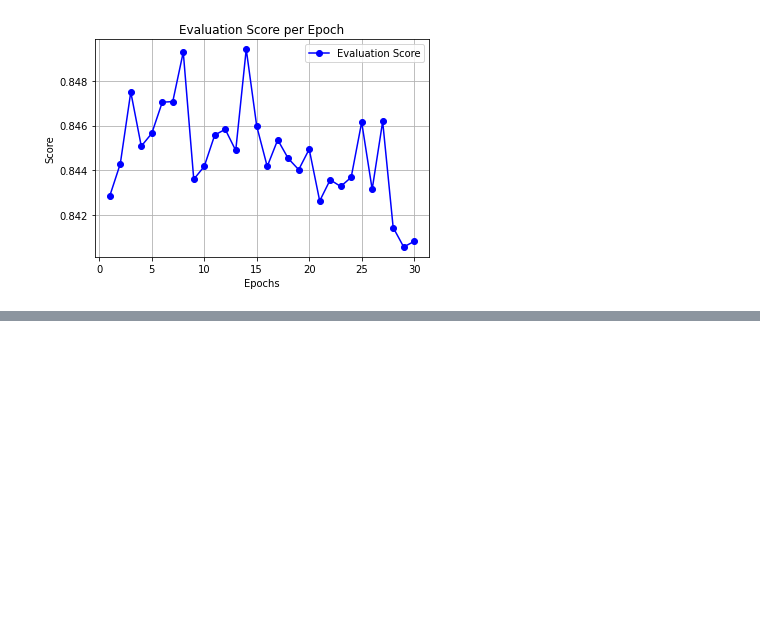
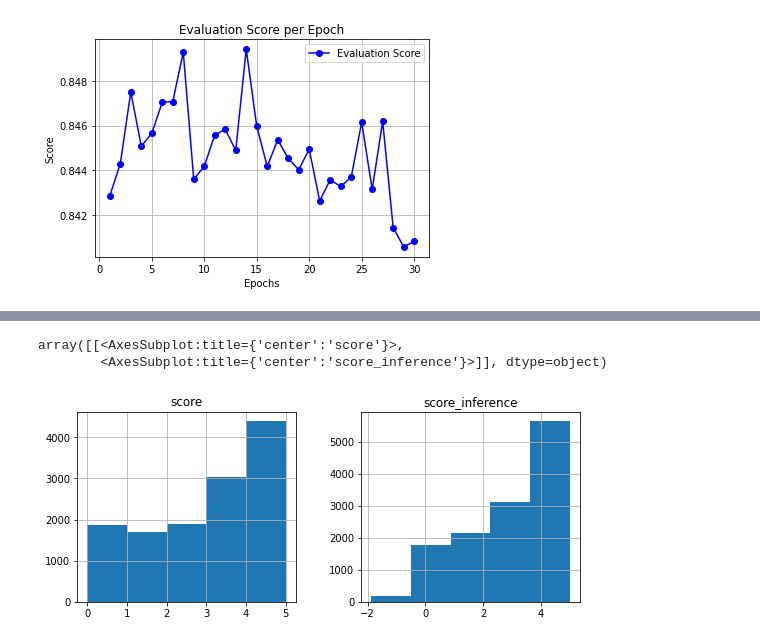
Before and after one commit to chilldenaya/refresh-bert, a Jupyter notebook: scripts/train_sbert.ipynb, the cells around one changed output, grey strips where cells are left out. Saved outputs shown, nothing was run; the diff lists cells and outputs as text; code cells hidden in the pictures; blank space fills up the shorter version.

Commit message:
add analysis on sbert

```diff
--- a/scripts/train_sbert.ipynb
+++ b/scripts/train_sbert.ipynb
@@ -356,3 +356,16 @@ plt.grid(True)
 plt.show()
 # %% [output]
 [figure]
+# %%
+import pandas as pd
+
+df_train = pd.read_csv("/home/jupyter-23521027/refresh-bert/data/sbert/train.tsv", sep="\t")
+df_train = df_train[["text1_id", "text2_id", "score"]]
+df_train
+
+df_test = pd.read_csv("/home/jupyter-23521027/refresh-bert/data/sbert/test.tsv", sep="\t")
+df_test = df_test[["text1_id", "text2_id", "score"]]
+df_test
+
+df = pd.concat([df_train, df_test])
+df
@@ -358,0 +386,17 @@ plt.show()
+# %%
+from sentence_transformers import SentenceTransformer
+
+model = SentenceTransformer(f"/home/jupyter-23521027/refresh-bert/data/sbert/indobert-large-p1_dense_trained-epoch14")
+# %%
+from sklearn.metrics.pairwise import paired_cosine_distances
+
+sentences1 = df.text1_id.to_list()
+sentences2 = df.text2_id.to_list()
+
+embeddings1 = model.encode(sentences1, convert_to_numpy=True)
+embeddings2 = model.encode(sentences2, convert_to_numpy=True)
+
+cosine_scores = 1 - (paired_cosine_distances(embeddings1, embeddings2))
+score_inference = cosine_scores.tolist()
+df["score_inference"] = score_inference
+df
@@ -358,0 +417,3 @@ plt.show()
+# %%
+df.score_inference = df.score_inference * 5
+df
@@ -358,0 +434,6 @@ plt.show()
+# %%
+df.hist(column=["score", "score_inference"], bins=5, figsize=(9,3.5))
+# %% [output]
+array([[<AxesSubplot:title={'center':'score'}>,
+        <AxesSubplot:title={'center':'score_inference'}>]], dtype=object)
+[figure, added]
```
Also changed, not shown: parts of 11 cells of this notebook, 1 other file.
